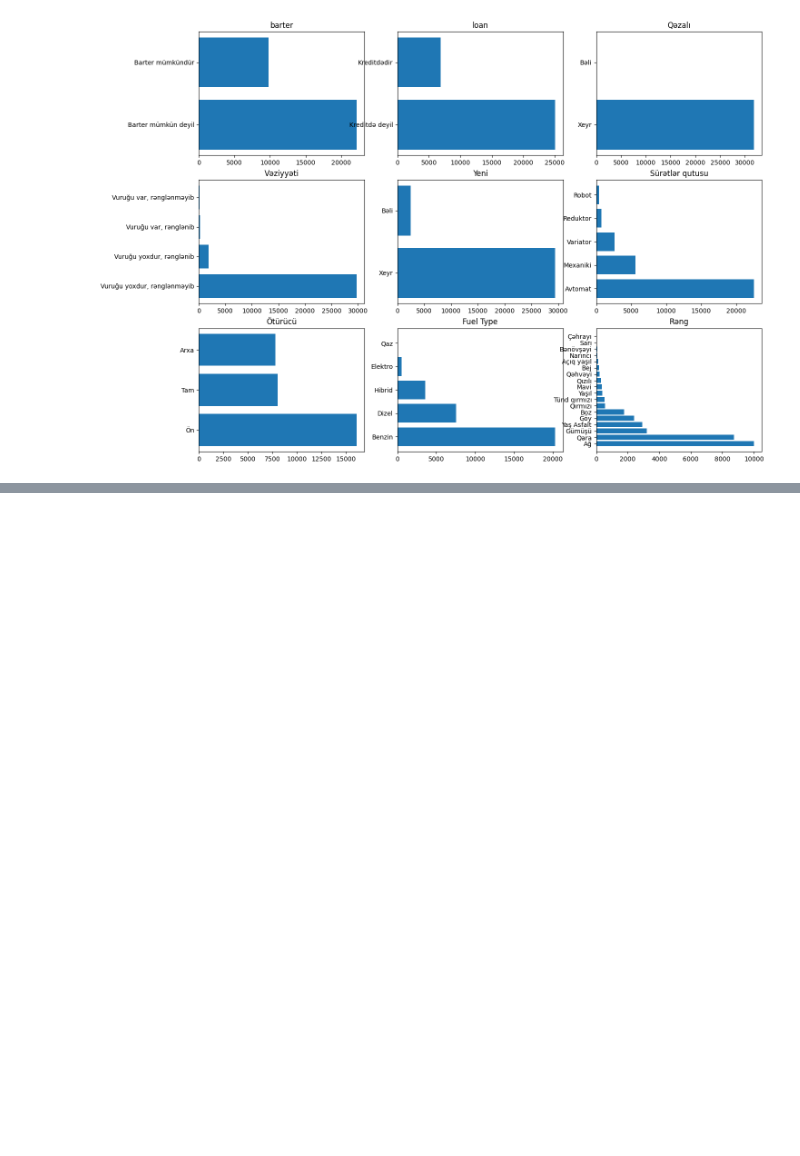
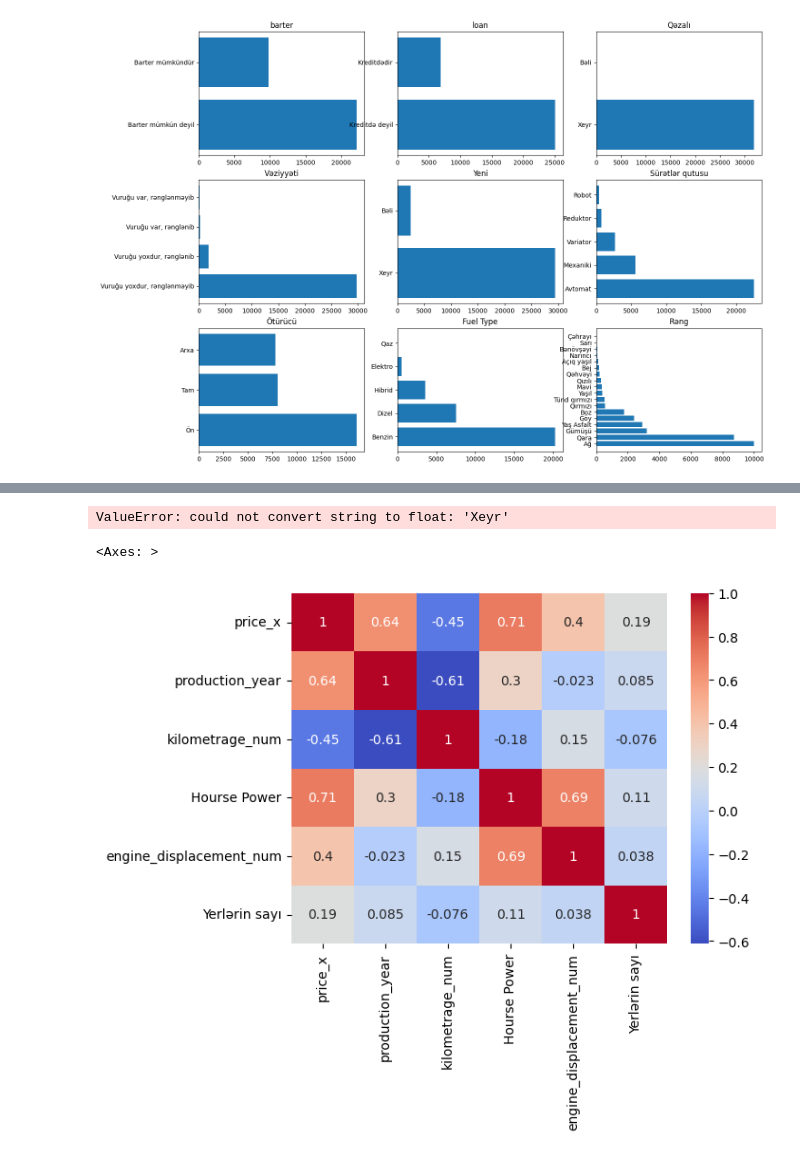
Before and after one commit to nzrv0/Machine-Learning, a Jupyter notebook: regression.ipynb, the cells around one changed output, grey strips where cells are left out. Cells and saved outputs as stored; diff of their text form; code cells hidden in the pictures; blank space fills up the shorter version.

```diff
--- a/regression.ipynb
+++ b/regression.ipynb
@@ -256,2 +256,2 @@ df["name"].map(groupit)
 # %%
-df = df.drop(columns=["currency_x", "engine_displacement_unit", "kilometrage_unit", "Mühərrik"])
+df = df.drop(columns=["name","currency_x", "engine_displacement_unit", "kilometrage_unit", "Mühərrik"])
@@ -258,9 +270,7 @@ df = df.drop(columns=["currency_x", "engine_displacement_unit", "kilometrage_uni
 # %%
-from sklearn.preprocessing import LabelEncoder, OneHotEncoder
-from sklearn
+
 categorical_values = ["Sürətlər qutusu", "Ban növü", "Fuel Type", "Ötürücü", "Vəziyyəti", "Rəng"]
-some_categoricals = ["Yeni", "Qəzalı", "loan", "barter"]
-numerical_values = ["price_x", "production_year", "kilometrage_num", "Hourse Power"]
 
-label_encode = LabelEncoder()
-onehot_encode = OneHotEncoder()
+some_categoricals = ["Yeni", "Qəzalı", "loan", "barter", "price_x"]
+
+numerical_values = ["price_x", "production_year", "kilometrage_num", "Hourse Power", "engine_displacement_num", "Yerlərin sayı"]
@@ -294,0 +277,11 @@ Name: name, Length: 31937, dtype: float64
+# %%
+correlation_matrix = df[some_categoricals].corr()
+sns.heatmap(correlation_matrix, annot=True, cmap='coolwarm')
+# %% [output]
+ValueError: could not convert string to float: 'Xeyr'
+# %%
+sns.heatmap(df[numerical_values].corr(), annot=True, cmap='coolwarm')
+# Yerlerin sayi and engine_dipslacement number has little effect on price
+# %% [output]
+<Axes: >
+[figure, added]
```
Also changed, not shown: parts of 56 cells of this notebook, 1 other file.
